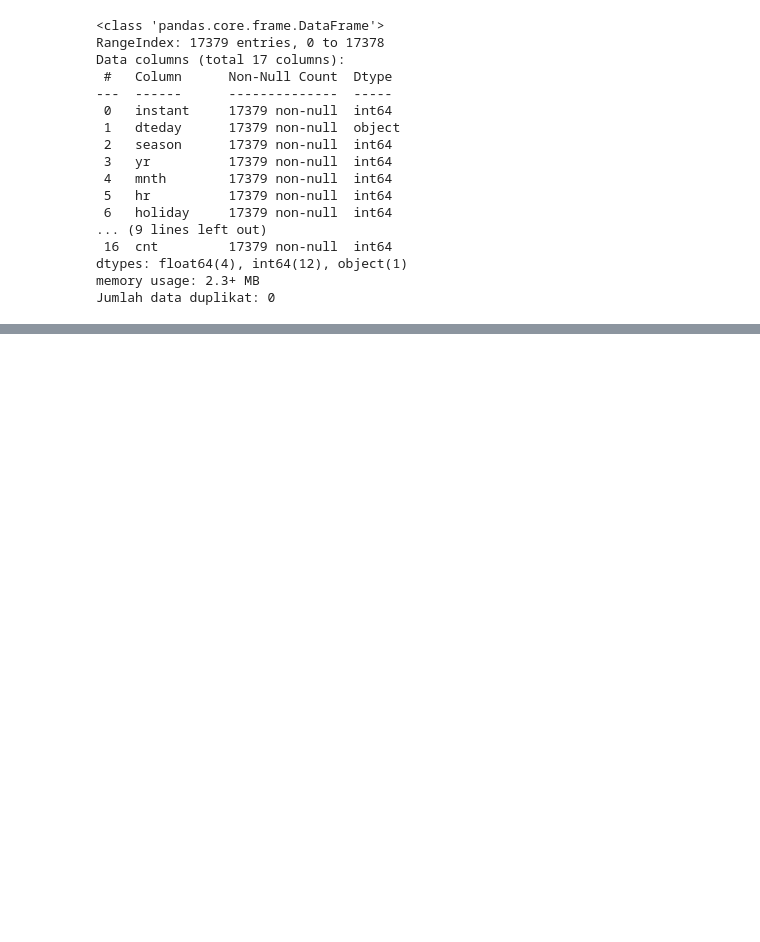
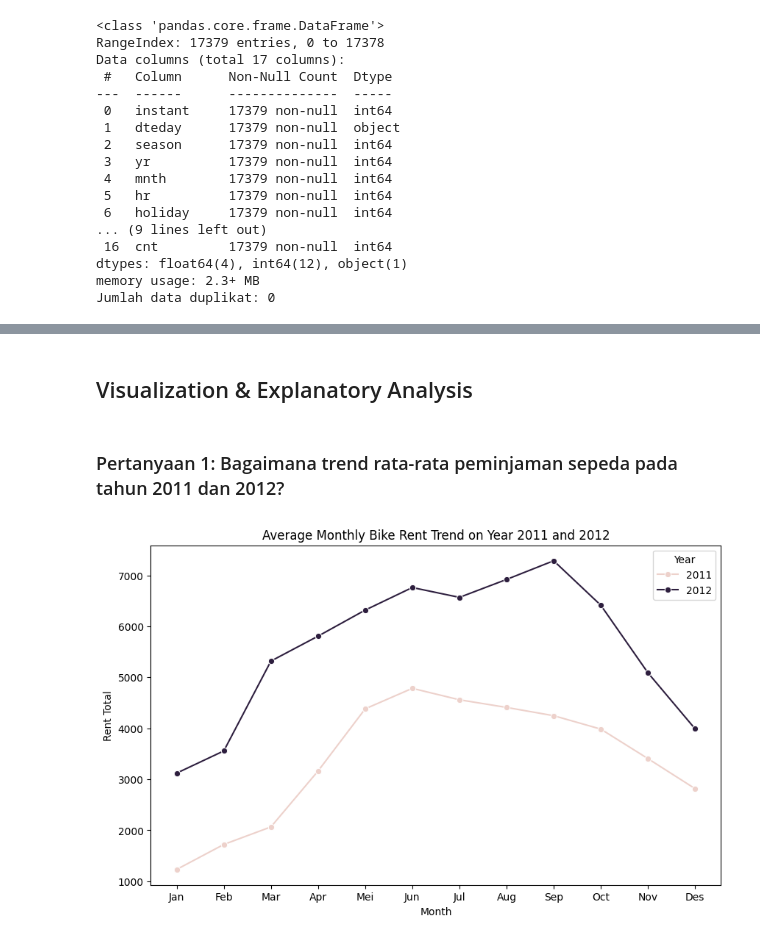
Before and after one commit to GadiseMustika/bikesharing_analytic, a Jupyter notebook: notebook.ipynb, the cells around one changed output, grey strips where cells are left out. Cells and saved outputs as stored; diff of their text form; code cells hidden in the pictures; blank space fills up the shorter version.

```diff
--- a/notebook.ipynb
+++ b/notebook.ipynb
@@ -568,0 +280,16 @@ TypeError: Data source must be a DataFrame or Mapping, not <class 'pandas.core.g
+# %%
+# Peminjaman berdasarkan faktor cuaca
+days_df.rename(columns={
+    "weathersit" : "weathersituation",
+}, inplace=True)
+
+days_df["weathersituation"] = pd.Categorical(
+    days_df["weathersituation"].replace({1:"Sunny", 2: "Cloudy", 3: "Light Rain/Snow", 4: "Heavy Rain/Thunderstorm"}), categories=["Sunny", "Cloudy", "Light Rain/Snow", "Heavy Rain/Thunderstorm"]
+)
+
+
+days_df.groupby(["weathersituation"], observed=True).agg({
+    "casual" : "sum",
+    "registered" : "sum",
+    "rent_count" : "sum"
+})
@@ -568,0 +346,14 @@ TypeError: Data source must be a DataFrame or Mapping, not <class 'pandas.core.g
+# %%
+# Trend peminjaman sepeda bulanan di tahun 2011 dan 2012
+days_df.rename(columns={
+    "mnth" : "month"
+}, inplace=True)
+
+
+days_df['year'] = days_df['yr'].apply(lambda x: 2011 if x == 0 else 2012)
+
+monthly_trend = days_df.groupby(["year", "month"], observed=True).agg({
+    "rent_count": ["mean", "sum"]
+})
+
+monthly_trend
@@ -568,0 +419,3 @@ TypeError: Data source must be a DataFrame or Mapping, not <class 'pandas.core.g
+# %%
+# Menyimpan file yang sudah di clean dan dieksplorasi
+main_days_df = days_df
@@ -568,0 +506,18 @@ TypeError: Data source must be a DataFrame or Mapping, not <class 'pandas.core.g
+# %% [markdown]
+## Visualization & Explanatory Analysis
+# %% [markdown]
+### Pertanyaan 1: Bagaimana trend rata-rata peminjaman sepeda pada tahun 2011 dan 2012?
+# %%
+# Trend penggunaan sepeda bulanan di tahun 2011 dan 2012
+monthly_trend = main_days_df.groupby(['year', "month"])["rent_count"].mean().reset_index()
+
+plt.figure(figsize=(10,6))
+sns.lineplot(x='month', y='rent_count', hue='year', data=monthly_trend, marker='o')
+plt.title('Average Monthly Bike Rent Trend on Year 2011 and 2012')
+plt.xlabel('Month')
+plt.ylabel('Rent Total')
+plt.xticks(ticks=range(1, 13), labels=['Jan', 'Feb', 'Mar', 'Apr', 'Mei', 'Jun', 'Jul', 'Aug', 'Sep', 'Oct', 'Nov', 'Des'])
+plt.legend(title='Year')
+plt.show()
+# %% [output]
+[figure, added]
```
Also changed, not shown: parts of 80 cells of this notebook, 2 other files.
